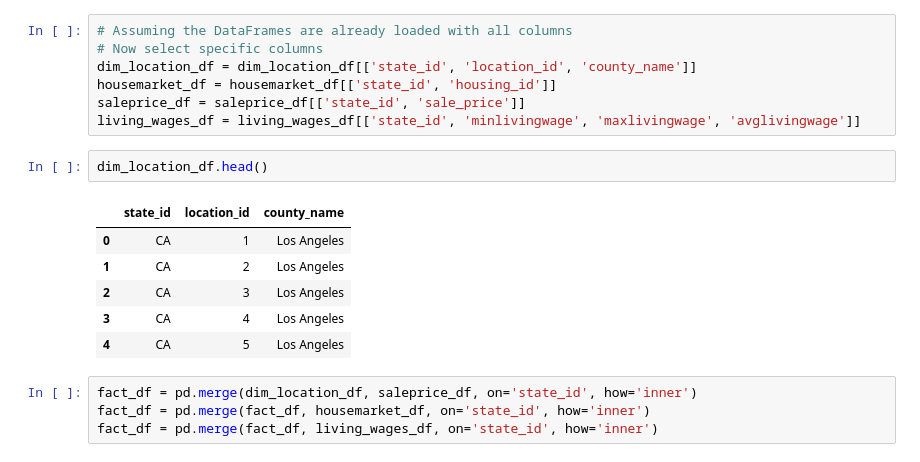
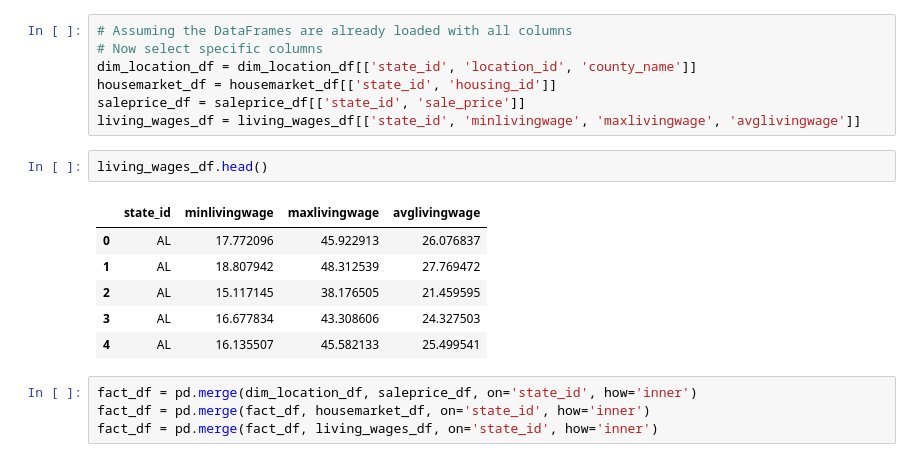
Before and after one commit to WasikulIslam1/CIS-4400-Project-9, a Jupyter notebook: HousingMarket/Scripts/ETL.ipynb, the cells around one changed output. Saved outputs shown, nothing was run; the diff lists cells and outputs as text.

```diff
--- a/HousingMarket/Scripts/ETL.ipynb
+++ b/HousingMarket/Scripts/ETL.ipynb
@@ -215,14 +215,14 @@ housemarket_df = housemarket_df[['state_id', 'housing_id']]
 saleprice_df = saleprice_df[['state_id', 'sale_price']]
 living_wages_df = living_wages_df[['state_id', 'minlivingwage', 'maxlivingwage', 'avglivingwage']]
 # %%
-dim_location_df.head()
+living_wages_df.head()
 # %% [output]
-|  | state_id | location_id | county_name |
-| 0 | CA | 1 | Los Angeles |
-| 1 | CA | 2 | Los Angeles |
-| 2 | CA | 3 | Los Angeles |
-| 3 | CA | 4 | Los Angeles |
-| 4 | CA | 5 | Los Angeles |
+|  | state_id | minlivingwage | maxlivingwage | avglivingwage |
+| 0 | AL | 17.772096 | 45.922913 | 26.076837 |
+| 1 | AL | 18.807942 | 48.312539 | 27.769472 |
+| 2 | AL | 15.117145 | 38.176505 | 21.459595 |
+| 3 | AL | 16.677834 | 43.308606 | 24.327503 |
+| 4 | AL | 16.135507 | 45.582133 | 25.499541 |
 # %%
 fact_df = pd.merge(dim_location_df, saleprice_df, on='state_id', how='inner')
 fact_df = pd.merge(fact_df, housemarket_df, on='state_id', how='inner')
```
Also changed, not shown: 5 other files.
